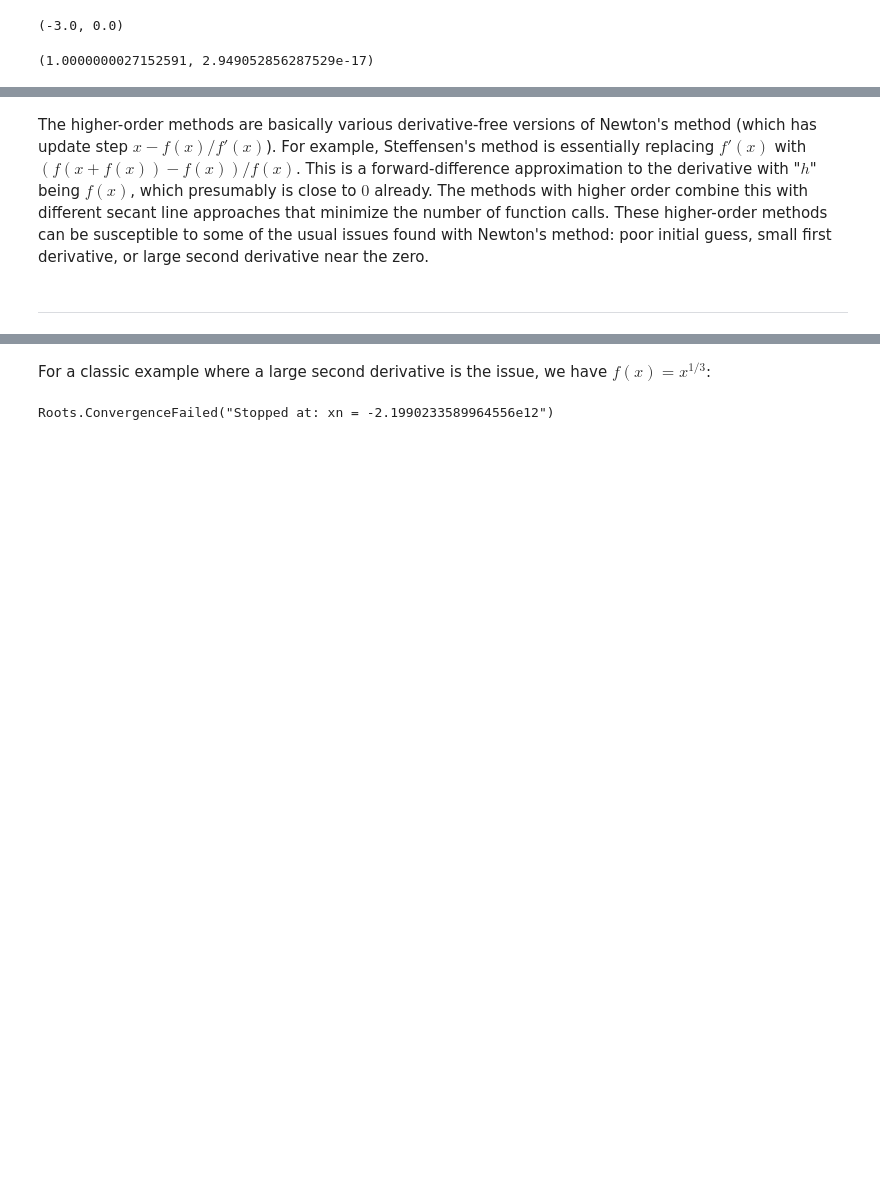
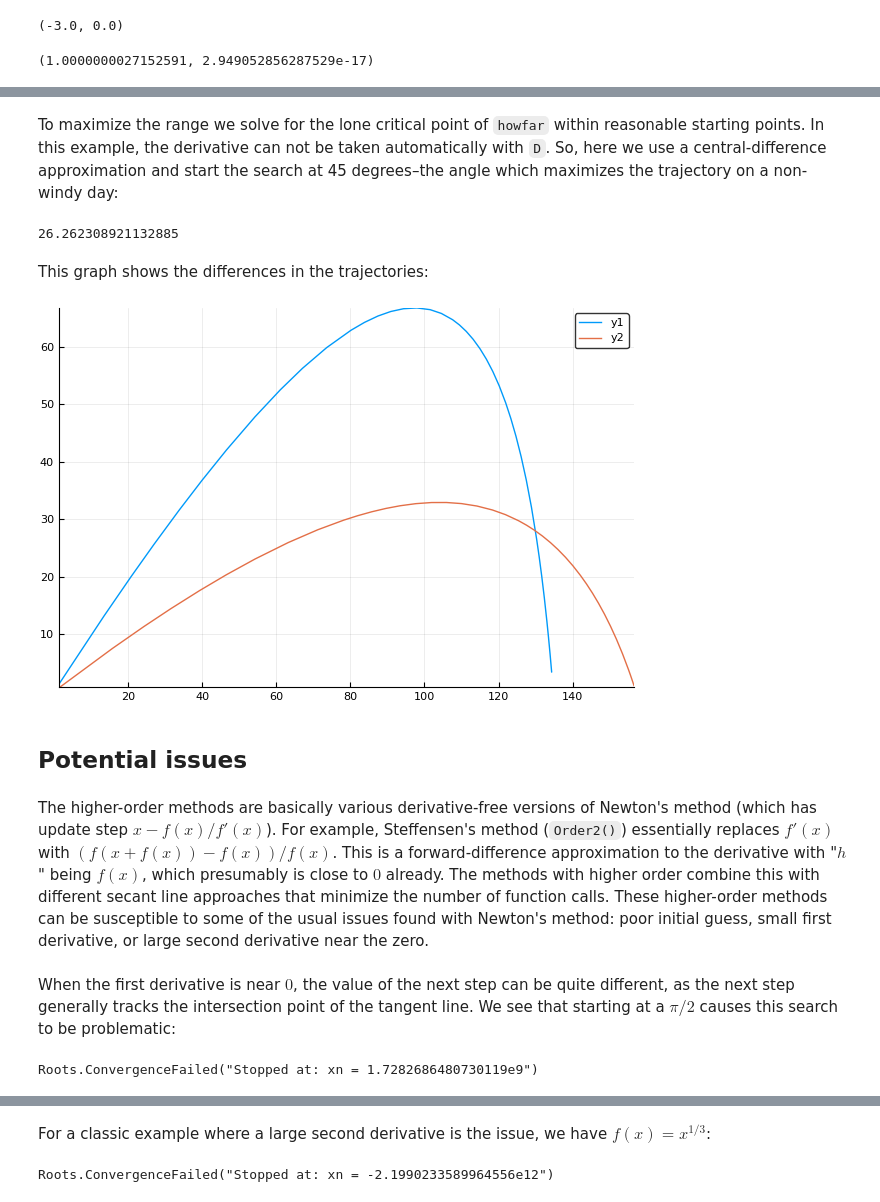
Before and after one commit to JuliaMath/Roots.jl, a Jupyter notebook: doc/roots.ipynb, the cells around one changed output, grey strips where cells are left out. Cells and saved outputs as stored; diff of their text form; code cells hidden in the pictures; blank space fills up the shorter version.

Commit message:
bisection tweak, update example doc

```diff
--- a/doc/roots.ipynb
+++ b/doc/roots.ipynb
@@ -127,0 +172,4 @@ x, f(x)
+# %%
+fpp(x) = 6x
+x = Roots.halley(f, fp, fpp, 2)
+x, f(x), sign(f(prevfloat(x)) * f(nextfloat(x)))
@@ -128,4 +234,25 @@ x, f(x)
+# %% [markdown]
+<p>To maximize the range we solve for the lone critical point of <code>howfar</code> within reasonable starting points. In this example, the derivative can not be taken automatically with <code>D</code>. So,  here we use a central-difference approximation and start the search at 45 degrees–the angle which maximizes the trajectory on a non-windy day:</p>
+# %%
+h = 1e-5
+howfarp(theta) = (howfar(theta+h) - howfar(theta-h)) / (2h)
+tstar = find_zero(howfarp, 45)
+# %% [output]
+26.262308921132885
+# %% [markdown]
+<p>This graph shows the differences in the trajectories:</p>
+# %%
+plot(x -> flight(x, 45), 0, howfar(45))
+plot!(x -> flight(x, tstar), 0, howfar(tstar))
+# %% [output]
+[figure, added]
+# %% [markdown]
+<h2>Potential issues</h2>
 # %% [markdown]
-<p>The higher-order methods are basically various derivative-free versions of Newton's method (which has update step $x - f(x)/f'(x)$). For example, Steffensen's method is essentially replacing $f'(x)$ with $(f(x + f(x)) - f(x))/f(x)$. This is a forward-difference approximation to the derivative with "$h$" being $f(x)$, which presumably is close to $0$ already. The methods with higher order combine this with different secant line approaches that minimize the number of function calls. These higher-order methods can be susceptible to some of the usual issues found with Newton's method: poor initial guess, small first derivative, or large second derivative near the zero.</p>
+<p>The higher-order methods are basically various derivative-free versions of Newton's method (which has update step $x - f(x)/f'(x)$). For example, Steffensen's method (<code>Order2&#40;&#41;</code>) essentially replaces $f'(x)$ with $(f(x + f(x)) - f(x))/f(x)$. This is a forward-difference approximation to the derivative with "$h$" being $f(x)$, which presumably is close to $0$ already. The methods with higher order combine this with different secant line approaches that minimize the number of function calls. These higher-order methods can be susceptible to some of the usual issues found with Newton's method: poor initial guess, small first derivative, or large second derivative near the zero.</p>
-# %% [markdown]
-<hr />
+# %% [markdown]
+<p>When the first derivative is near $0$, the value of the next step can be quite different, as the next step generally tracks the intersection point of the tangent line. We see that starting at a $\pi/2$ causes this search to be problematic:</p>
+# %%
+find_zero(sin, pi/2, Order1())
+# %% [output]
+Roots.ConvergenceFailed("Stopped at: xn = 1.7282686480730119e9")
```
Also changed, not shown: parts of 168 cells of this notebook, 3 other files.
